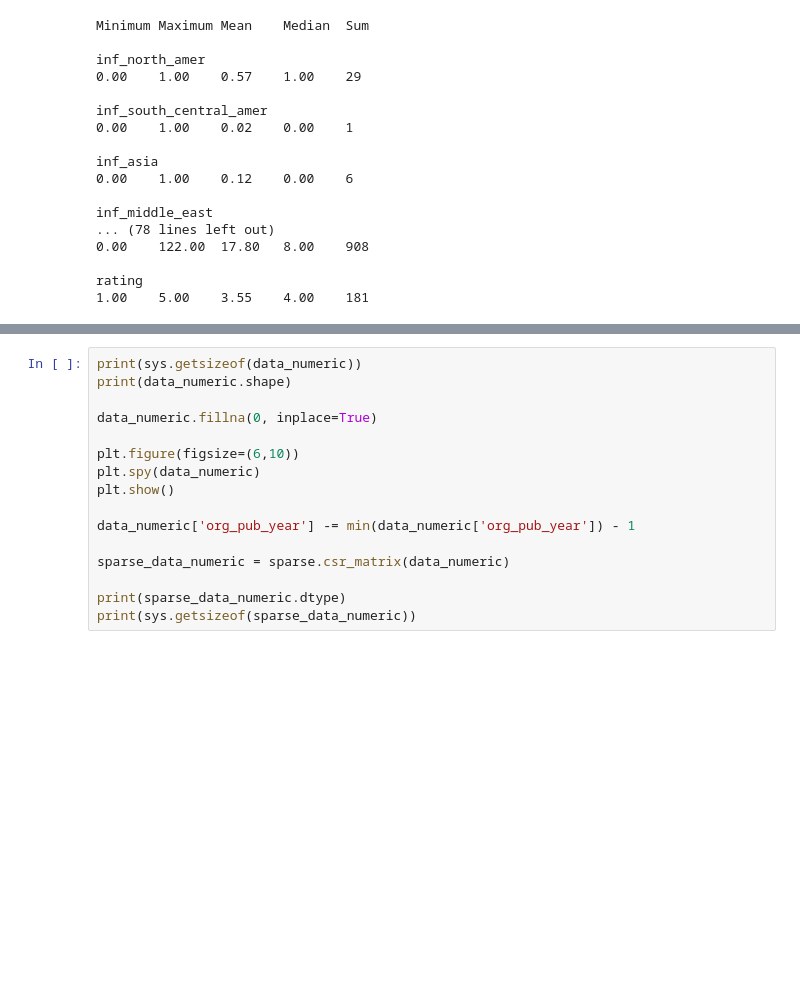
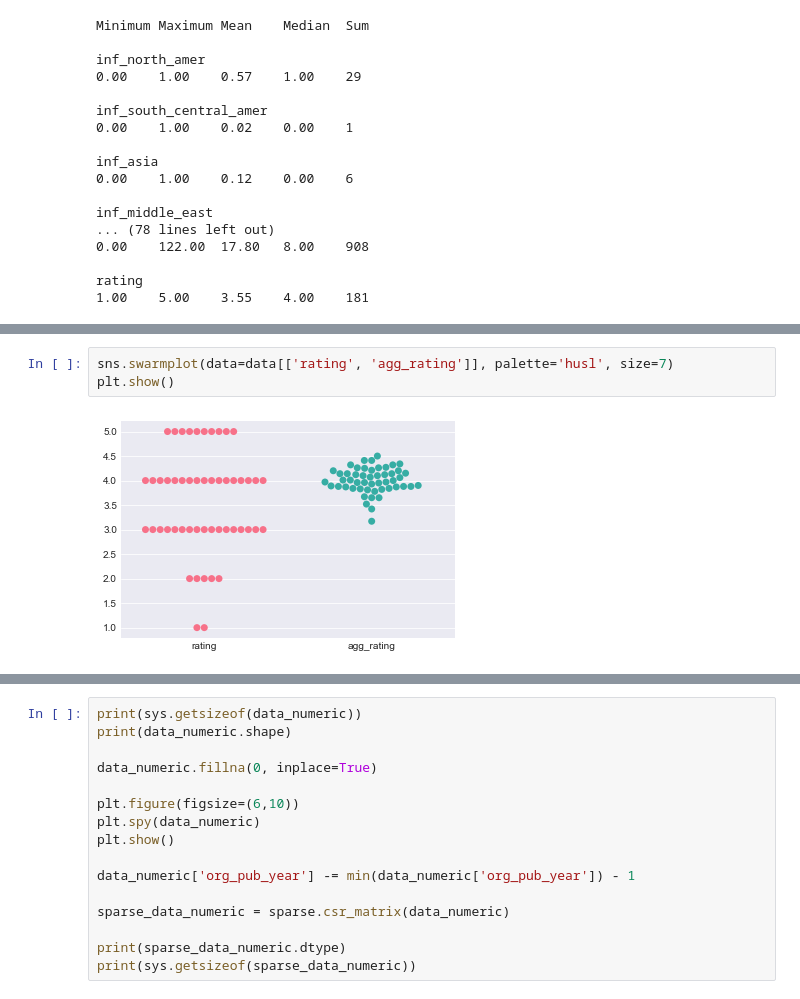
Before and after one commit to liebscher/Reading-Insights, a Jupyter notebook: exploration.ipynb, the cells around one changed output, grey strips where cells are left out. Saved outputs shown, nothing was run; the diff lists cells and outputs as text; blank space fills up the shorter version.

```diff
--- a/exploration.ipynb
+++ b/exploration.ipynb
@@ -225,0 +287,5 @@ rating
+# %%
+sns.swarmplot(data=data[['rating', 'agg_rating']], palette='husl', size=7)
+plt.show()
+# %% [output]
+[figure, added]
```
Also changed, not shown: parts of 30 cells of this notebook.
